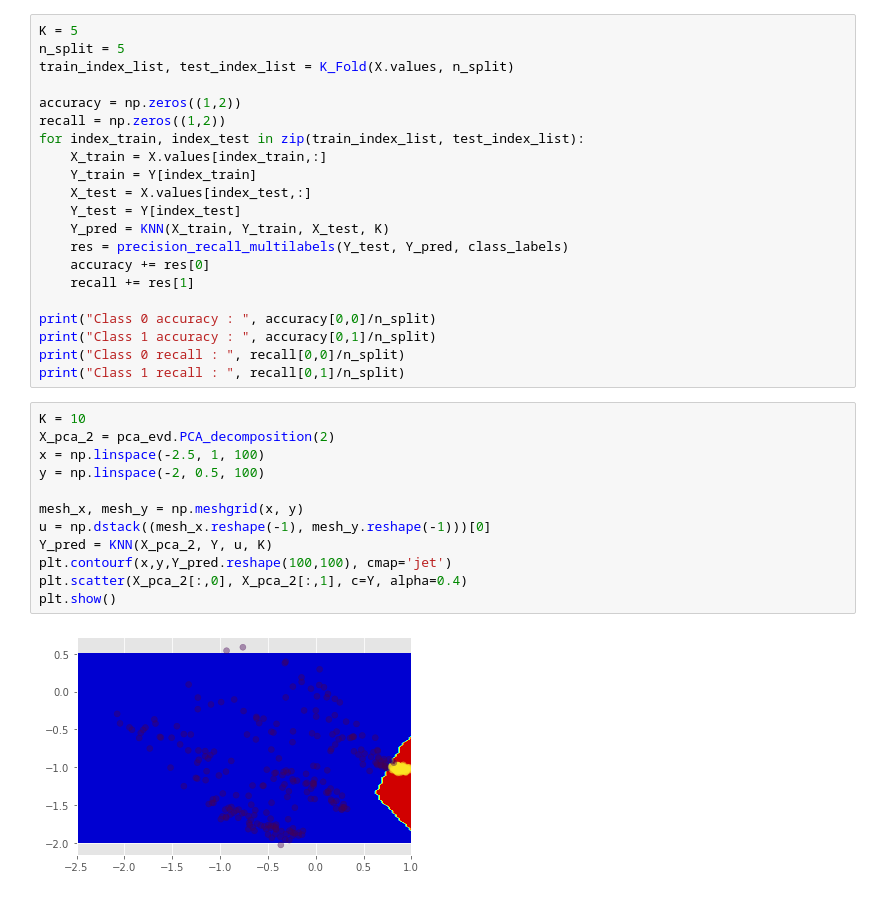
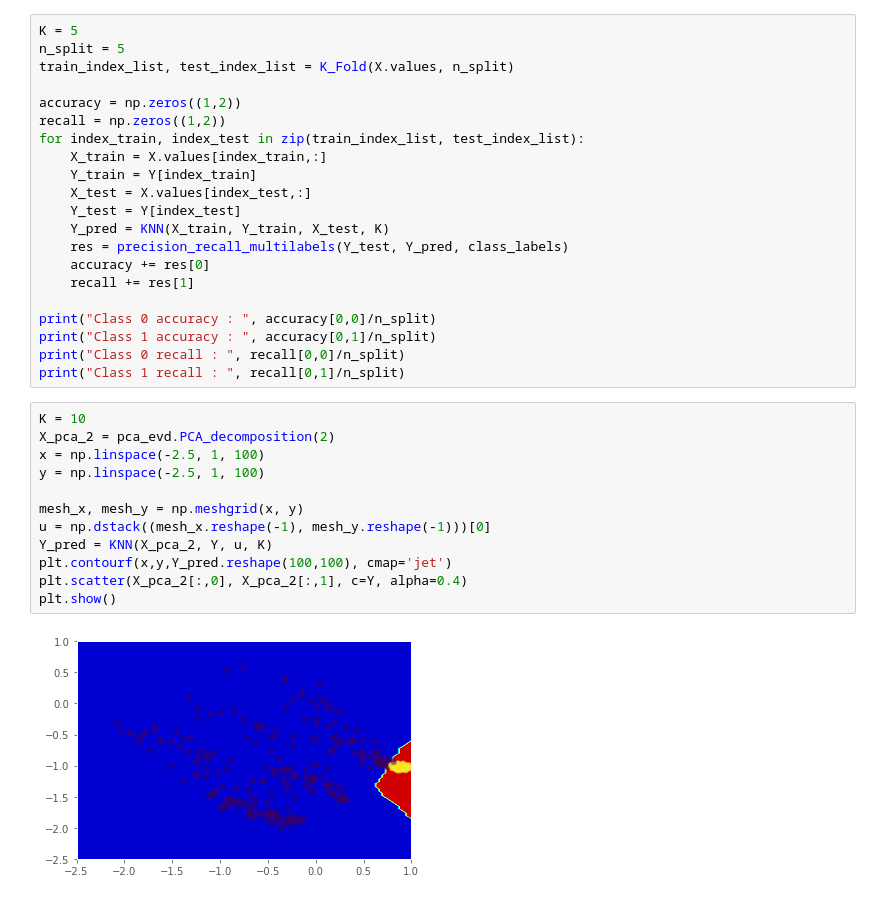
Before and after one commit to dylrachwal/MCE_Project, a Jupyter notebook: project_notebook.ipynb, the cells around one changed output. Cells and saved outputs as stored; diff of their text form.

```diff
--- a/project_notebook.ipynb
+++ b/project_notebook.ipynb
@@ -367,17 +367,17 @@ print("Class 0 accuracy : ", accuracy[0,0]/n_split)
 print("Class 1 accuracy : ", accuracy[0,1]/n_split)
 print("Class 0 recall : ", recall[0,0]/n_split)
 print("Class 1 recall : ", recall[0,1]/n_split)
-# %%
-K = 10
-X_pca_2 = pca_evd.PCA_decomposition(2)
-x = np.linspace(-2.5, 1, 100)
-y = np.linspace(-2, 0.5, 100)
-
-mesh_x, mesh_y = np.meshgrid(x, y)
-u = np.dstack((mesh_x.reshape(-1), mesh_y.reshape(-1)))[0]
-Y_pred = KNN(X_pca_2, Y, u, K)
-plt.contourf(x,y,Y_pred.reshape(100,100), cmap='jet')
-plt.scatter(X_pca_2[:,0], X_pca_2[:,1], c=Y, alpha=0.4)
-plt.show()
-# %% [output]
-[figure, removed]
+# %%
+K = 10
+X_pca_2 = pca_evd.PCA_decomposition(2)
+x = np.linspace(-2.5, 1, 100)
+y = np.linspace(-2.5, 1, 100)
+
+mesh_x, mesh_y = np.meshgrid(x, y)
+u = np.dstack((mesh_x.reshape(-1), mesh_y.reshape(-1)))[0]
+Y_pred = KNN(X_pca_2, Y, u, K)
+plt.contourf(x,y,Y_pred.reshape(100,100), cmap='jet')
+plt.scatter(X_pca_2[:,0], X_pca_2[:,1], c=Y, alpha=0.4)
+plt.show()
+# %% [output]
+[figure, added]
```
